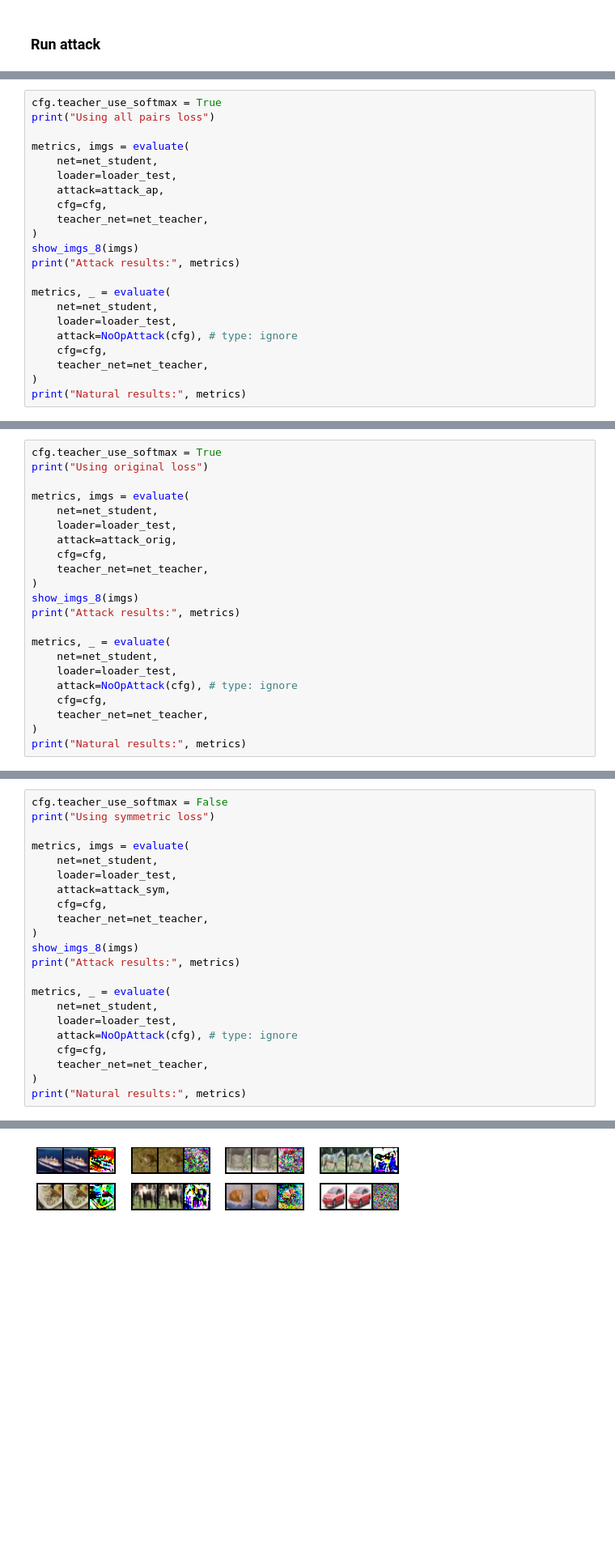
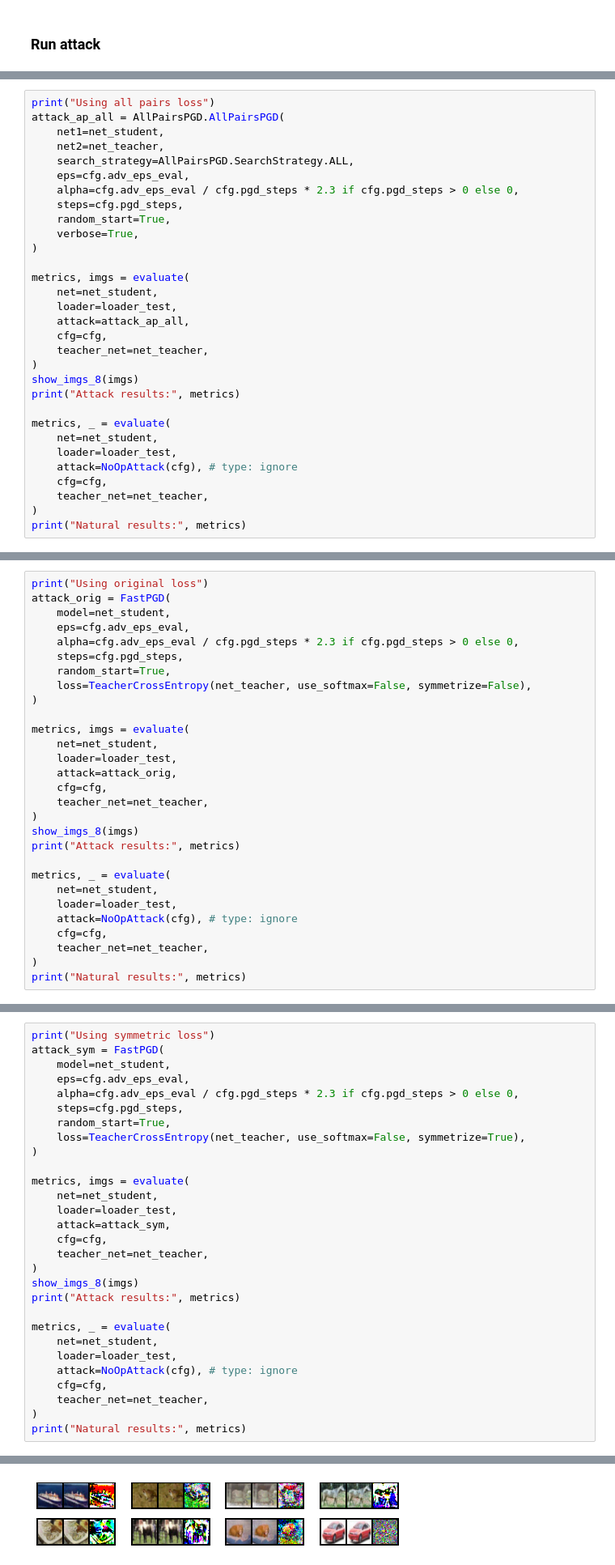
Before and after one commit to ed1d1a8d/scaling, a Jupyter notebook: notebooks/ax/cifar-student-teacher-attack-v2.ipynb, the cells around one changed output, grey strips where cells are left out. Shown at 81% size. Drawn from its saved outputs; the diff is of its cells as text; blank space fills up the shorter version.

```diff
--- a/notebooks/ax/cifar-student-teacher-attack-v2.ipynb
+++ b/notebooks/ax/cifar-student-teacher-attack-v2.ipynb
@@ -122,11 +204,20 @@ attack_sym = FastPGD(
 # %%
-cfg.teacher_use_softmax = True
 print("Using all pairs loss")
+attack_ap_all = AllPairsPGD.AllPairsPGD(
+    net1=net_student,
+    net2=net_teacher,
+    search_strategy=AllPairsPGD.SearchStrategy.ALL,
+    eps=cfg.adv_eps_eval,
+    alpha=cfg.adv_eps_eval / cfg.pgd_steps * 2.3 if cfg.pgd_steps > 0 else 0,
+    steps=cfg.pgd_steps,
+    random_start=True,
+    verbose=True,
+)
 
 metrics, imgs = evaluate(
     net=net_student,
     loader=loader_test,
-    attack=attack_ap,
+    attack=attack_ap_all,
     cfg=cfg,
     teacher_net=net_teacher,
 )
@@ -149,6 +240,13 @@ Natural results: {'acc_nat': Metric(data=0.966796875, summary='max'), 'acc_adv':
 # %%
-cfg.teacher_use_softmax = True
 print("Using original loss")
+attack_orig = FastPGD(
+    model=net_student,
+    eps=cfg.adv_eps_eval,
+    alpha=cfg.adv_eps_eval / cfg.pgd_steps * 2.3 if cfg.pgd_steps > 0 else 0,
+    steps=cfg.pgd_steps,
+    random_start=True,
+    loss=TeacherCrossEntropy(net_teacher, use_softmax=False, symmetrize=False),
+)
 
 metrics, imgs = evaluate(
     net=net_student,
@@ -176,27 +274,34 @@ Natural results: {'acc_nat': Metric(data=0.966796875, summary='max'), 'acc_adv':
 # %%
-cfg.teacher_use_softmax = False
 print("Using symmetric loss")
+attack_sym = FastPGD(
+    model=net_student,
+    eps=cfg.adv_eps_eval,
+    alpha=cfg.adv_eps_eval / cfg.pgd_steps * 2.3 if cfg.pgd_steps > 0 else 0,
+    steps=cfg.pgd_steps,
+    random_start=True,
+    loss=TeacherCrossEntropy(net_teacher, use_softmax=False, symmetrize=True),
+)
 
 metrics, imgs = evaluate(
     net=net_student,
     loader=loader_test,
     attack=attack_sym,
     cfg=cfg,
     teacher_net=net_teacher,
 )
 show_imgs_8(imgs)
 print("Attack results:", metrics)
 
 metrics, _ = evaluate(
     net=net_student,
     loader=loader_test,
     attack=NoOpAttack(cfg), # type: ignore
     cfg=cfg,
     teacher_net=net_teacher,
 )
 print("Natural results:", metrics)
 # %% [output]
 Using symmetric loss
 Attack results: {'acc_nat': Metric(data=0.966796875, summary='max'), 'acc_adv': Metric(data=0.884765625, summary='max'), 'loss_nat': Metric(data=0.07325710356235504, summary='min'), 'loss_adv': Metric ...
 Natural results: {'acc_nat': Metric(data=0.966796875, summary='max'), 'acc_adv': Metric(data=0.966796875, summary='max'), 'loss_nat': Metric(data=0.07325710356235504, summary='min'), 'loss_adv': Metri ...
-[figure, old version]
+[figure, new version]
```
Also changed, not shown: parts of 10 cells of this notebook, 1 other file.
